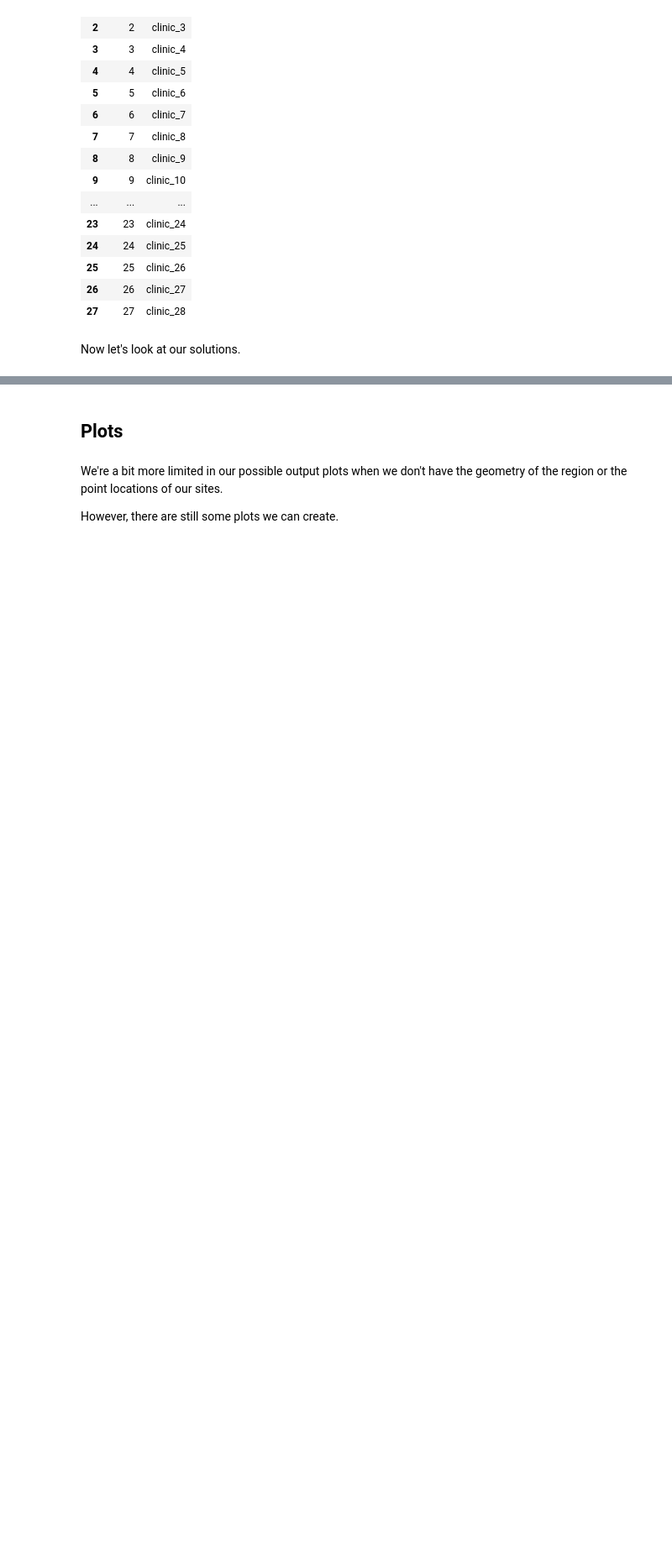
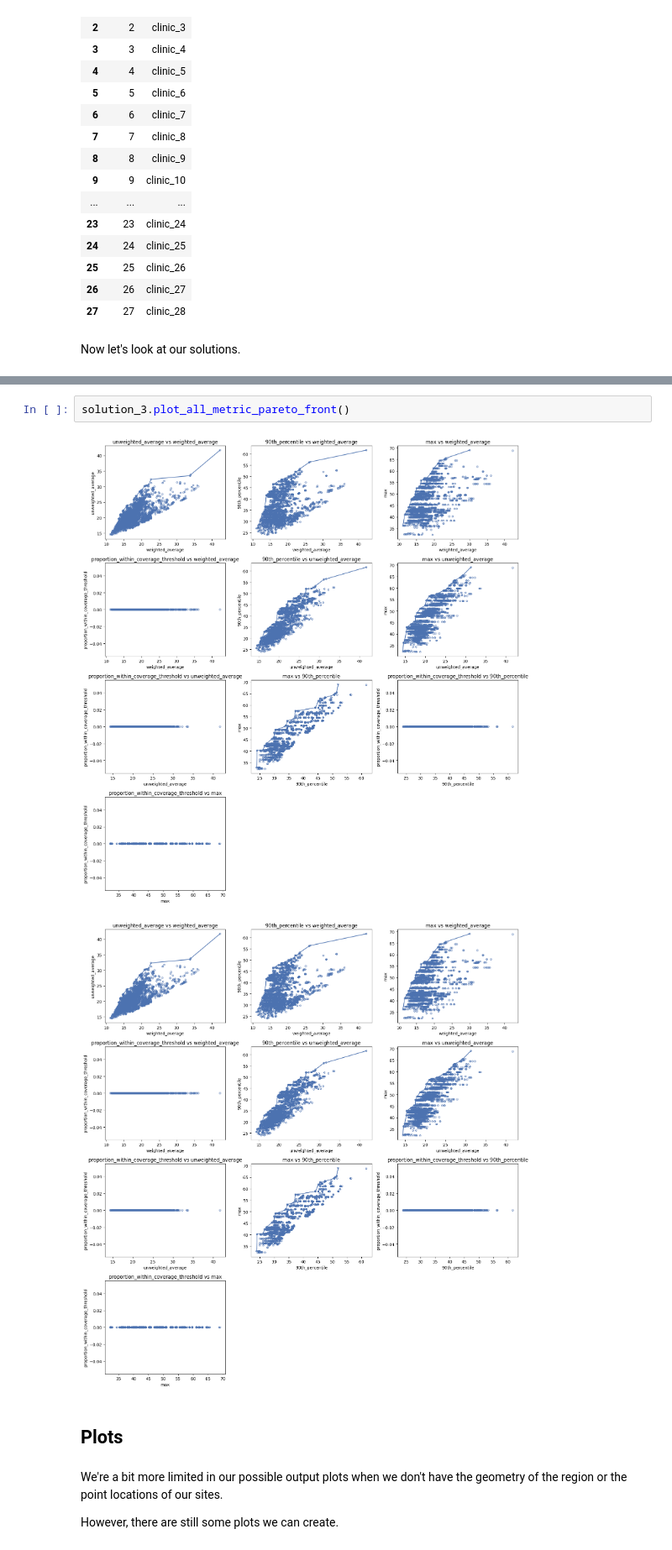
Before and after one commit to hsma-tools/lokigi, a Jupyter notebook: examples/location/no_geometry/no_geometry.ipynb, the cells around one changed output, grey strips where cells are left out. Shown at 84% size. Saved outputs shown, nothing was run; the diff lists cells and outputs as text; blank space fills up the shorter version.

```diff
--- a/examples/location/no_geometry/no_geometry.ipynb
+++ b/examples/location/no_geometry/no_geometry.ipynb
@@ -106,3 +110,8 @@ solution_3.show_solutions()
+# %%
+solution_3.plot_all_metric_pareto_front()
+# %% [output]
+[figure, added]
+[figure, added]
 # %% [markdown]
 ## Plots
 # %% [markdown]
```
Also changed, not shown: parts of 2 cells of this notebook, 1 other file.
